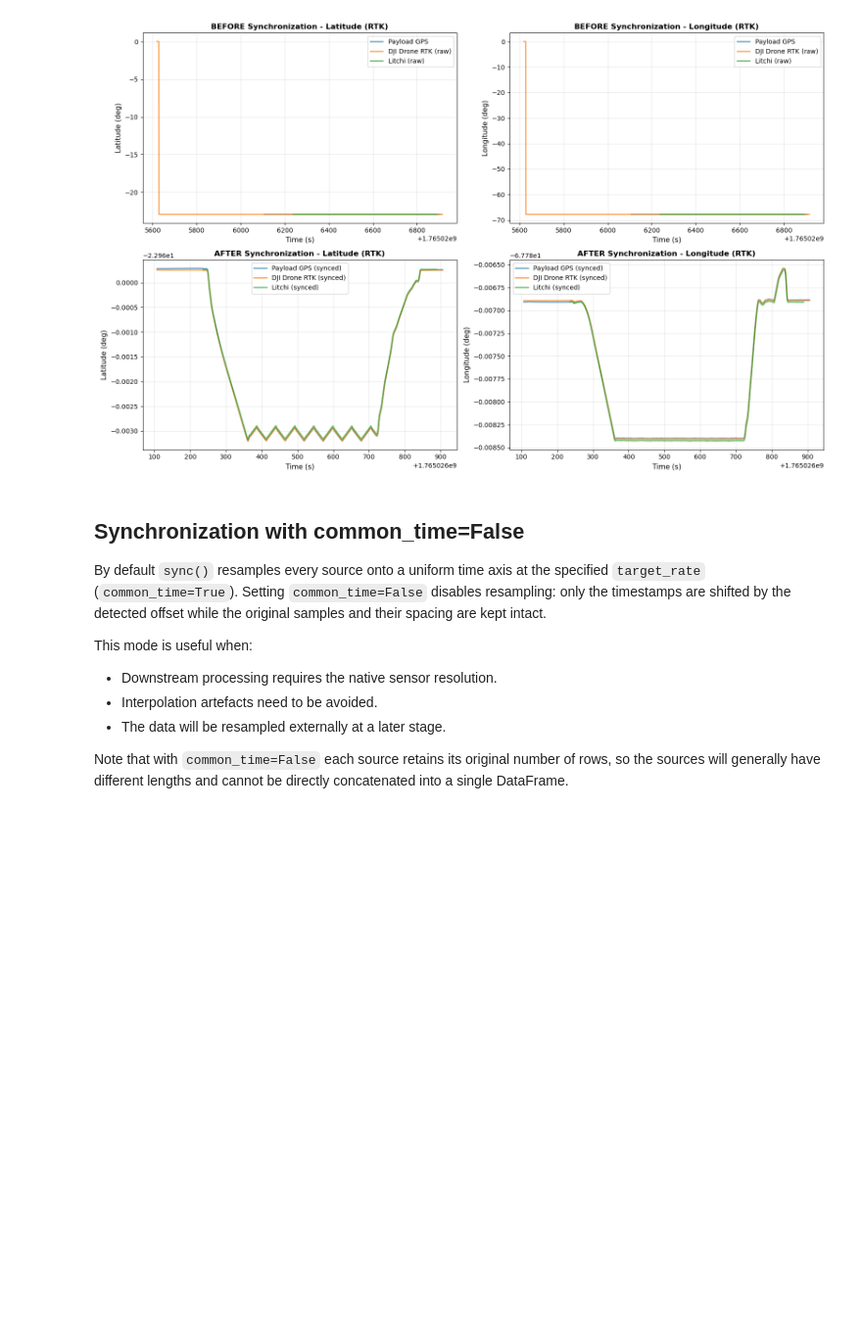
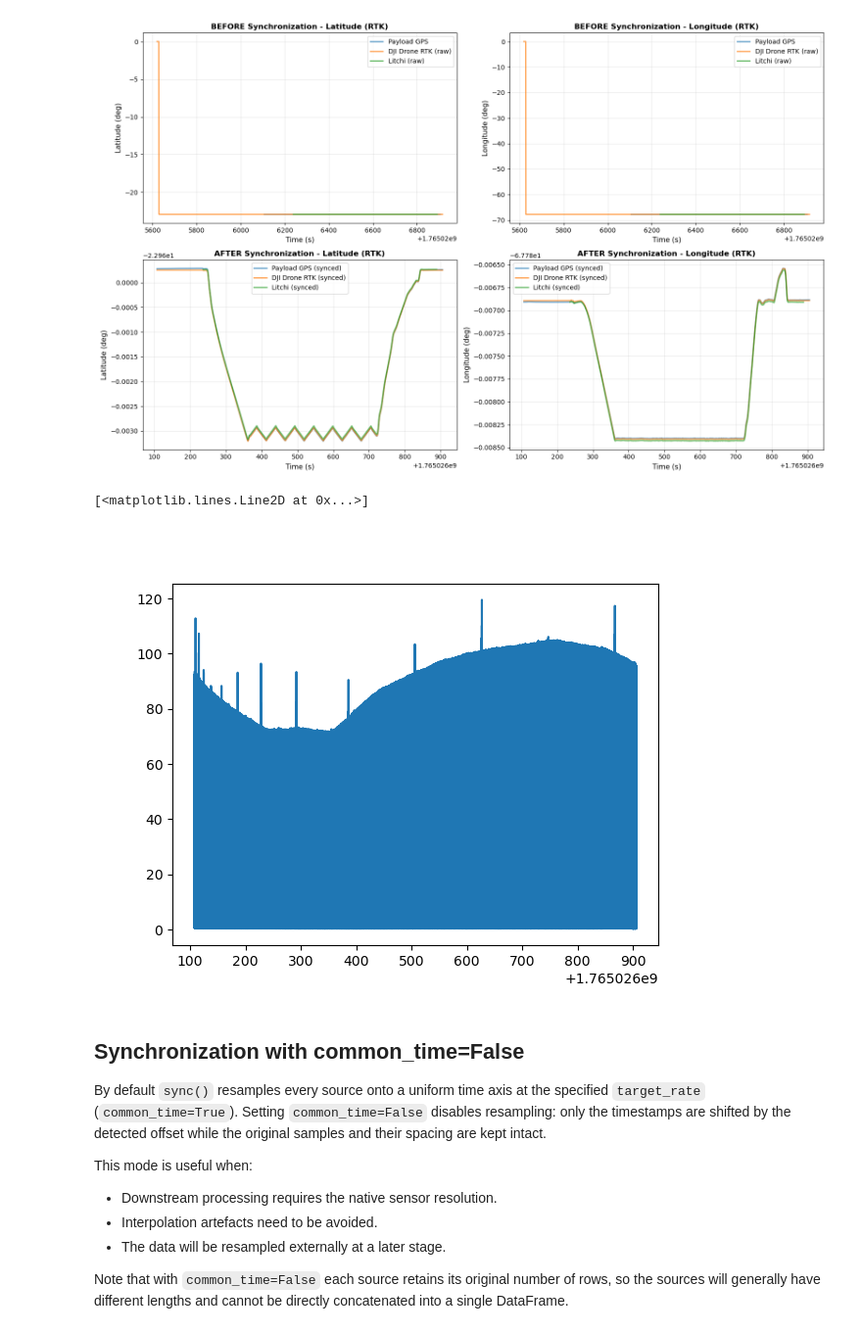
Before and after one commit to POLOCALC/pils, a Jupyter notebook: examples/loader.ipynb, the cells around one changed output. Shown at 98% size. Saved outputs shown, nothing was run; the diff lists cells and outputs as text; code cells hidden in the pictures; blank space fills up the shorter version.

```diff
--- a/examples/loader.ipynb
+++ b/examples/loader.ipynb
@@ -496,6 +516,12 @@ plt.tight_layout()
 plt.show()
 # %% [output]
 [figure]
+# %%
+plt.figure()
+plt.plot(flight.sync_data["adc_timestamp"],flight.sync_data["adc_amplitude"])
+# %% [output]
+[<matplotlib.lines.Line2D at 0x...>]
+[figure, added]
 # %% [markdown]
 ## Synchronization with common_time=False
 
```
Also changed, not shown: parts of 6 cells of this notebook, 1 other file.
